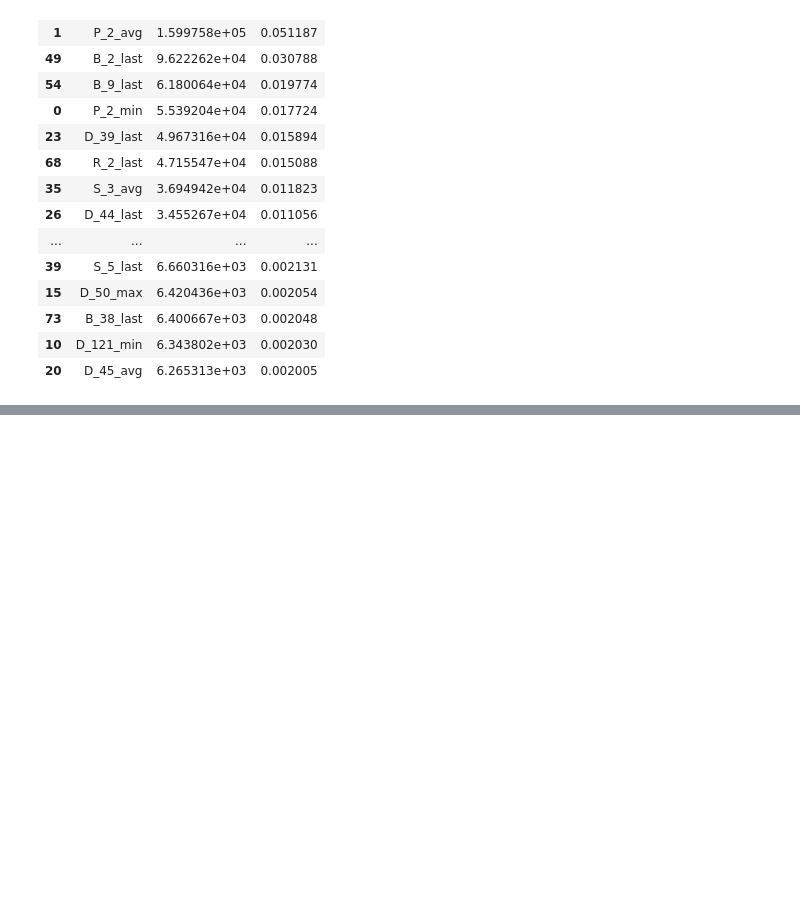
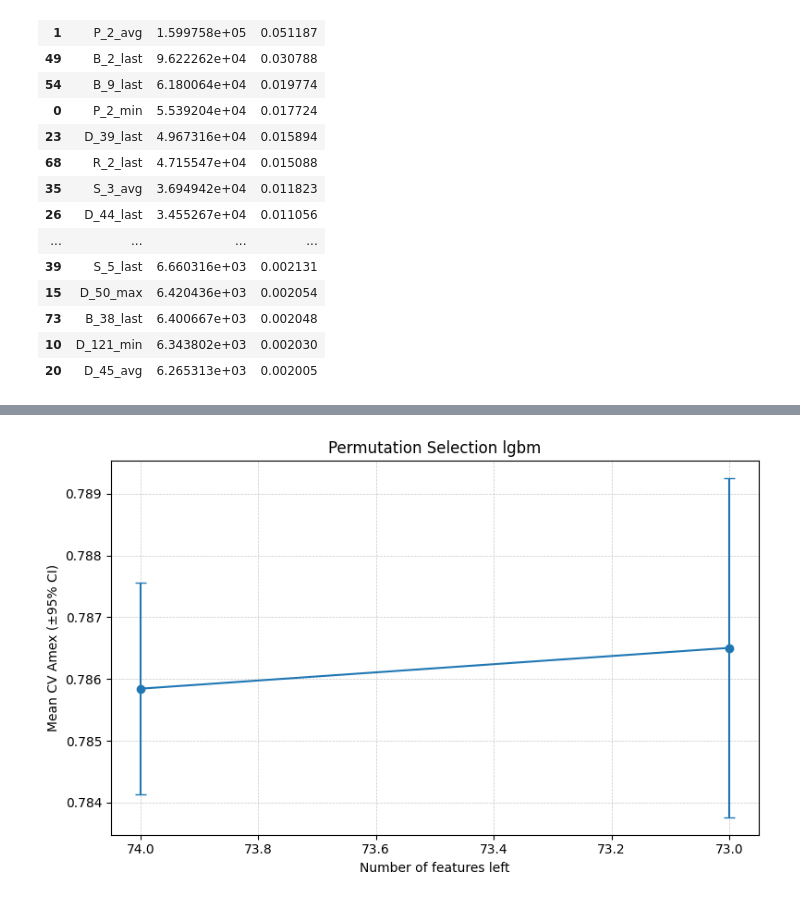
Before and after one commit to korab1ev/amex-default-prediction, a Jupyter notebook: 01. experiments.ipynb, the cells around one changed output, grey strips where cells are left out. Drawn from its saved outputs; the diff is of its cells as text; code cells hidden in the pictures; blank space fills up the shorter version.

Commit message:
permutation selection final model

```diff
--- a/01. experiments.ipynb
+++ b/01. experiments.ipynb
@@ -1070,0 +1071,8 @@ test_file_abc[34]["importance"].query("gain > 0")
+# %%
+with open("list_imp_dfs_after_backward.pkl", "rb") as f:
+    list_imp_dfs = pickle.load(f)
+# %%
+num_features = [feat for feat in list_imp_dfs[34]["importance"].feature.to_list() if feat != "B_38_last"]
+cat_features = ["B_38_last"]
+
+len(num_features) + len(cat_features)
@@ -1070,0 +1301,10 @@ test_file_abc[34]["importance"].query("gain > 0")
+# %%
+hist, perm_imp_dfs, test_preds_df = run_permutation_selection(
+    df_train=df_train,
+    df_test=df_test,
+    target_col='target',
+    num_feats=num_features,
+    cat_feats=cat_features,
+    group_col='customer_ID',
+    min_feats=72
+)
@@ -1070,0 +1366,22 @@ test_file_abc[34]["importance"].query("gain > 0")
+# %%
+# plot backward selection without test scores
+plot_df = (hist.sort_values('n_feats_left', ascending=False)
+                   .reset_index(drop=True))
+
+x = plot_df['n_feats_left']
+y = plot_df['cv_mean']
+yerr = [plot_df['cv_mean'] - plot_df['cv_ci_lo'],
+        plot_df['cv_ci_hi'] - plot_df['cv_mean']]
+
+# Plot
+plt.figure(figsize=(8, 5))
+plt.errorbar(x, y, yerr=yerr, fmt='-o', capsize=4)
+plt.gca().invert_xaxis()                 # high → low features left
+plt.xlabel("Number of features left")
+plt.ylabel("Mean CV Amex (±95% CI)")
+plt.title("Permutation Selection lgbm")
+plt.grid(True, linestyle='--', linewidth=0.5, alpha=0.7)
+plt.tight_layout()
+plt.show()
+# %% [output]
+[figure, added]
```
Also changed, not shown: parts of 8 cells of this notebook, 1 other file.
